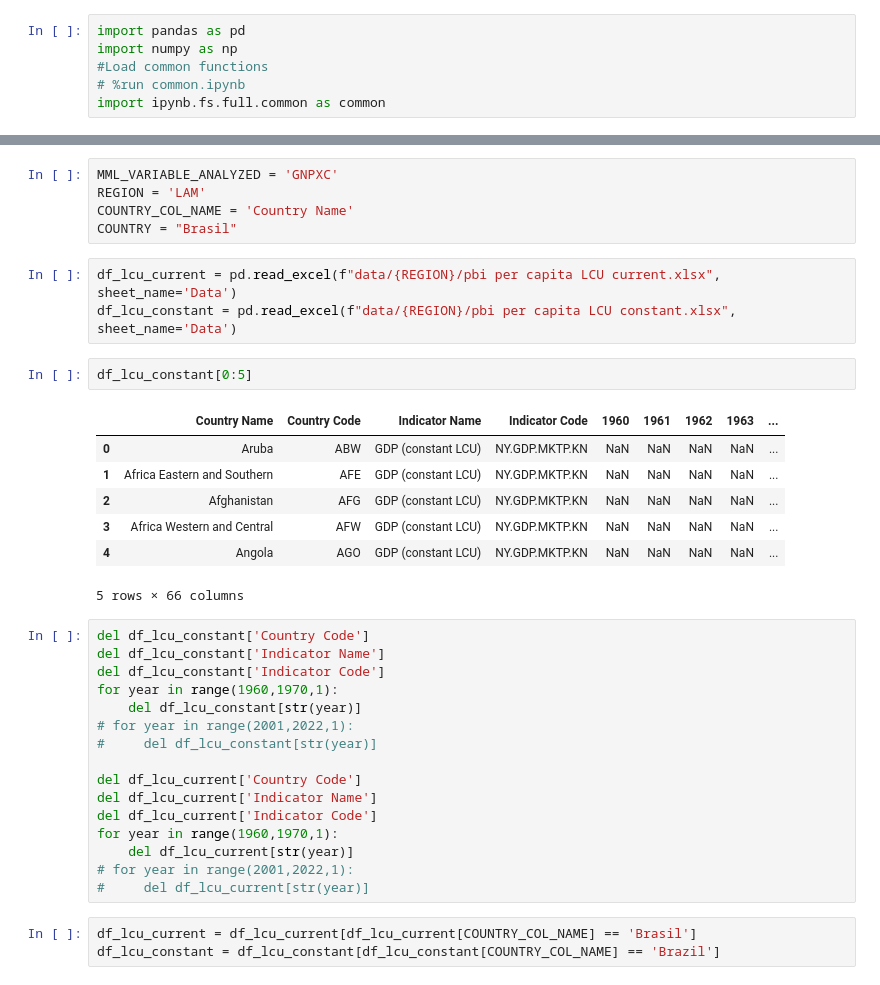
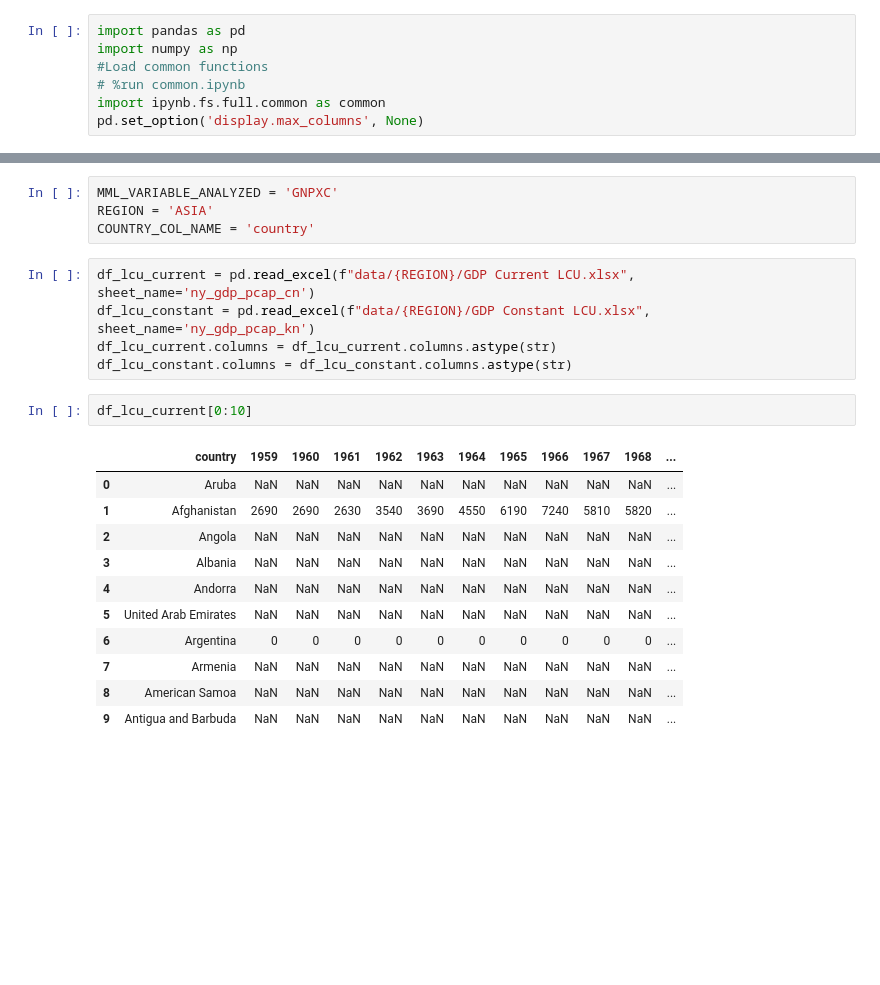
Before and after one commit to julifgo/mml_3.0, a Jupyter notebook: notebooks/data_comparison_GNPxC_LCU_Conversions.ipynb, the cells around one changed output, grey strips where cells are left out. Drawn from its saved outputs; the diff is of its cells as text; blank space fills up the shorter version.

Commit message:
MML-23: Test cambio de base segun datasets disponibles para todas las regiones

```diff
--- a/notebooks/data_comparison_GNPxC_LCU_Conversions.ipynb
+++ b/notebooks/data_comparison_GNPxC_LCU_Conversions.ipynb
@@ -4,4 +4,5 @@ import numpy as np
 #Load common functions
 # %run common.ipynb
 import ipynb.fs.full.common as common
+pd.set_option('display.max_columns', None)
 # %% [markdown]
@@ -24,38 +26,24 @@ Otro punto a tener en cuenta es la unidad de medida.
 Vamos a intentar reproducir el cambio de base como evidencia de la posibilidad, para un pais en particular.
 # %%
 MML_VARIABLE_ANALYZED = 'GNPXC'
-REGION = 'LAM'
-COUNTRY_COL_NAME = 'Country Name'
-COUNTRY = "Brasil"
+REGION = 'ASIA'
+COUNTRY_COL_NAME = 'country'
 # %%
-df_lcu_current = pd.read_excel(f"data/{REGION}/pbi per capita LCU current.xlsx", sheet_name='Data')
-df_lcu_constant = pd.read_excel(f"data/{REGION}/pbi per capita LCU constant.xlsx", sheet_name='Data')
+df_lcu_current = pd.read_excel(f"data/{REGION}/GDP Current LCU.xlsx", sheet_name='ny_gdp_pcap_cn')
+df_lcu_constant = pd.read_excel(f"data/{REGION}/GDP Constant LCU.xlsx", sheet_name='ny_gdp_pcap_kn')
+df_lcu_current.columns = df_lcu_current.columns.astype(str)
+df_lcu_constant.columns = df_lcu_constant.columns.astype(str)
 # %%
-df_lcu_constant[0:5]
+df_lcu_current[0:10]
 # %% [output]
-|  | Country Name | Country Code | Indicator Name | Indicator Code | 1960 | 1961 | 1962 | 1963 | ... |
-| 0 | Aruba | ABW | GDP (constant LCU) | NY.GDP.MKTP.KN | NaN | NaN | NaN | NaN | ... |
-| 1 | Africa Eastern and Southern | AFE | GDP (constant LCU) | NY.GDP.MKTP.KN | NaN | NaN | NaN | NaN | ... |
-| 2 | Afghanistan | AFG | GDP (constant LCU) | NY.GDP.MKTP.KN | NaN | NaN | NaN | NaN | ... |
-| 3 | Africa Western and Central | AFW | GDP (constant LCU) | NY.GDP.MKTP.KN | NaN | NaN | NaN | NaN | ... |
-| 4 | Angola | AGO | GDP (constant LCU) | NY.GDP.MKTP.KN | NaN | NaN | NaN | NaN | ... |
+|  | country | 1959 | 1960 | 1961 | 1962 | 1963 | 1964 | 1965 | 1966 | 1967 | 1968 | ... |
+| 0 | Aruba | NaN | NaN | NaN | NaN | NaN | NaN | NaN | NaN | NaN | NaN | ... |
+| 1 | Afghanistan | 2690 | 2690 | 2630 | 3540 | 3690 | 4550 | 6190 | 7240 | 5810 | 5820 | ... |
+| 2 | Angola | NaN | NaN | NaN | NaN | NaN | NaN | NaN | NaN | NaN | NaN | ... |
+| 3 | Albania | NaN | NaN | NaN | NaN | NaN | NaN | NaN | NaN | NaN | NaN | ... |
+| 4 | Andorra | NaN | NaN | NaN | NaN | NaN | NaN | NaN | NaN | NaN | NaN | ... |
+| 5 | United Arab Emirates | NaN | NaN | NaN | NaN | NaN | NaN | NaN | NaN | NaN | NaN | ... |
+| 6 | Argentina | 0 | 0 | 0 | 0 | 0 | 0 | 0 | 0 | 0 | 0 | ... |
+| 7 | Armenia | NaN | NaN | NaN | NaN | NaN | NaN | NaN | NaN | NaN | NaN | ... |
+| 8 | American Samoa | NaN | NaN | NaN | NaN | NaN | NaN | NaN | NaN | NaN | NaN | ... |
+| 9 | Antigua and Barbuda | NaN | NaN | NaN | NaN | NaN | NaN | NaN | NaN | NaN | NaN | ... |
-5 rows × 66 columns
-# %%
-del df_lcu_constant['Country Code']
-del df_lcu_constant['Indicator Name']
-del df_lcu_constant['Indicator Code']
-for year in range(1960,1970,1):
-    del df_lcu_constant[str(year)]
-# for year in range(2001,2022,1):
-#     del df_lcu_constant[str(year)]
-
-del df_lcu_current['Country Code']
-del df_lcu_current['Indicator Name']
-del df_lcu_current['Indicator Code']
-for year in range(1960,1970,1):
-    del df_lcu_current[str(year)]
-# for year in range(2001,2022,1):
-#     del df_lcu_current[str(year)]
-# %%
-df_lcu_current = df_lcu_current[df_lcu_current[COUNTRY_COL_NAME] == 'Brasil']
-df_lcu_constant = df_lcu_constant[df_lcu_constant[COUNTRY_COL_NAME] == 'Brazil']
```
Also changed, not shown: parts of 13 cells of this notebook, 11 other files.
